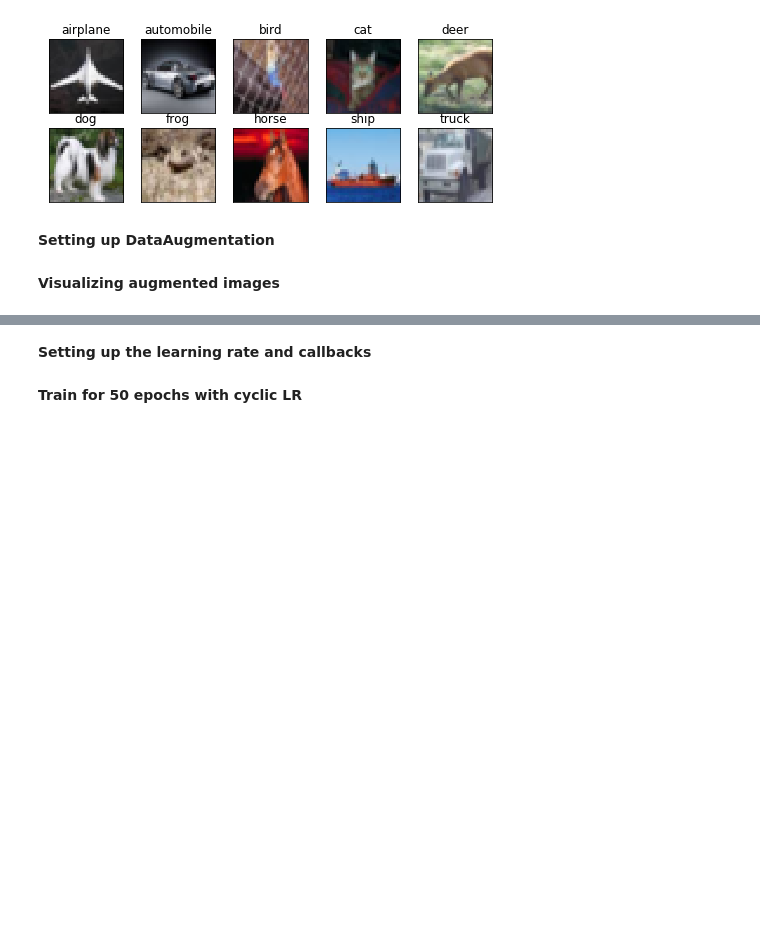
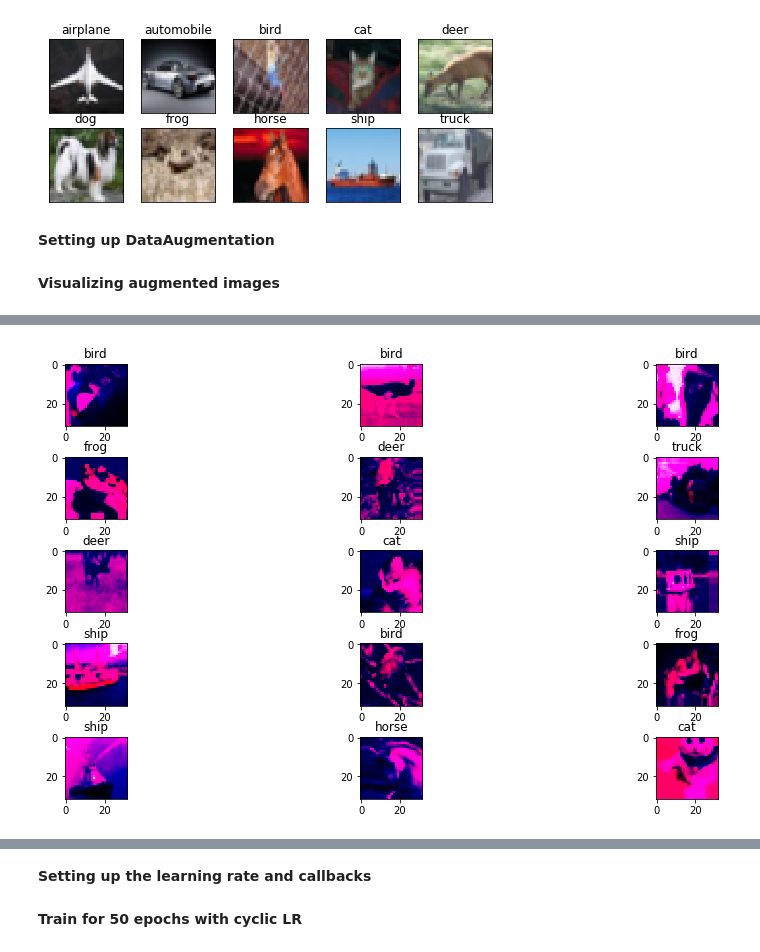
Before and after one commit to selfishhari/EVP, a Jupyter notebook: Assignment_13/assignment_13.ipynb, the cells around one changed output, grey strips where cells are left out. Drawn from its saved outputs; the diff is of its cells as text; code cells hidden in the pictures; blank space fills up the shorter version.

```diff
--- a/Assignment_13/assignment_13.ipynb
+++ b/Assignment_13/assignment_13.ipynb
@@ -212,9 +209,9 @@ iterator = datagen.flow(train_features, train_labels, batch_size = train_feature
 
 X_train_da, y_train_da = iterator.next()
 
-#iterator_test = datagen_test.flow(test_features, test_labels, batch_size = test_features.shape[0], shuffle = True)
+iterator_test = datagen_test.flow(test_features, test_labels, batch_size = test_features.shape[0], shuffle = True)
 
-#X_test_da, y_test_da = iterator_test.next()
+X_test_da, y_test_da = iterator_test.next()
 # %% [markdown]
 **Visualizing augmented images**
 # %%
@@ -253,0 +255,3 @@ W0730 09:11:30.111646 140700064688000 image.py:648] Clipping input data to the v
+# %%
+show_random_imgs(X_test_da, y_test_da)
+# %% [output]
@@ -254,3 +273,4 @@ W0730 09:11:30.111646 140700064688000 image.py:648] Clipping input data to the v
+[figure, added]
 # %%
 # Define the model
 
```
Also changed, not shown: parts of 18 cells of this notebook.
